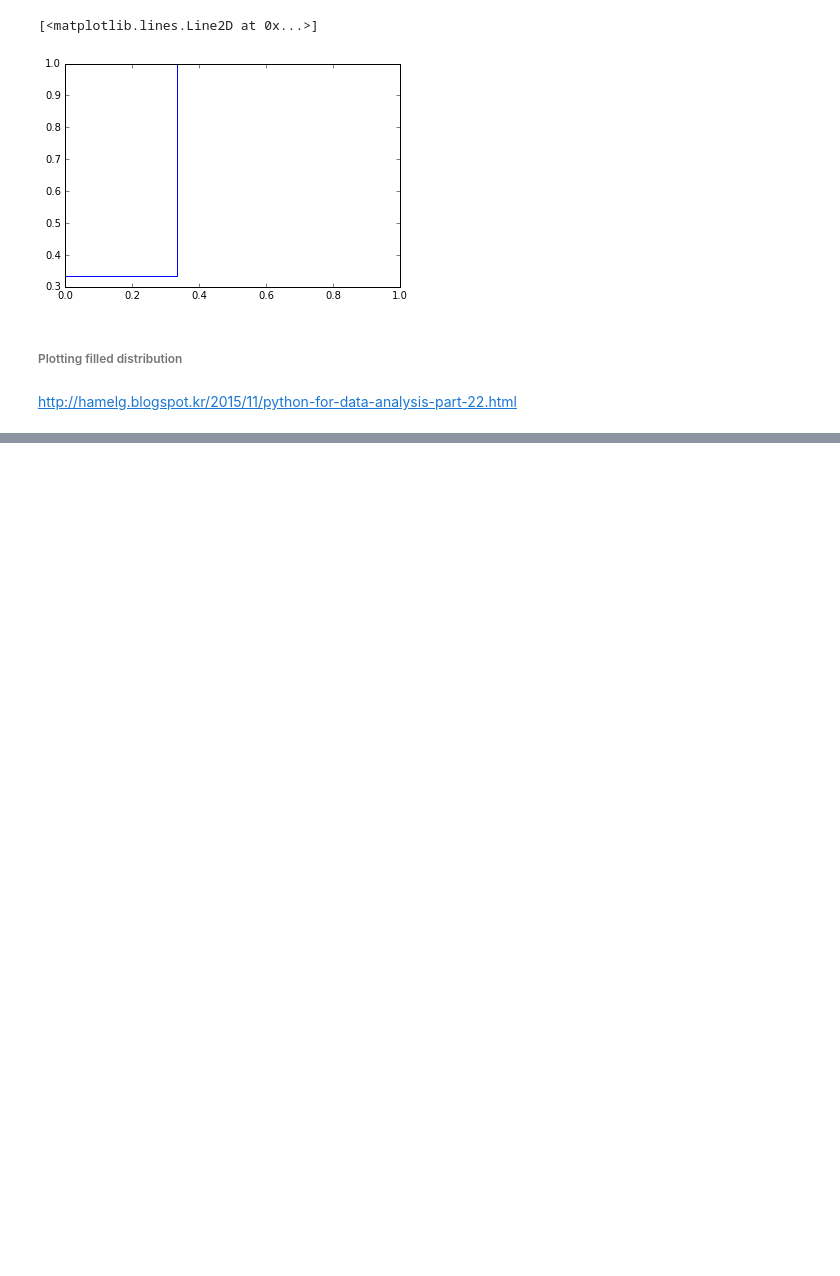
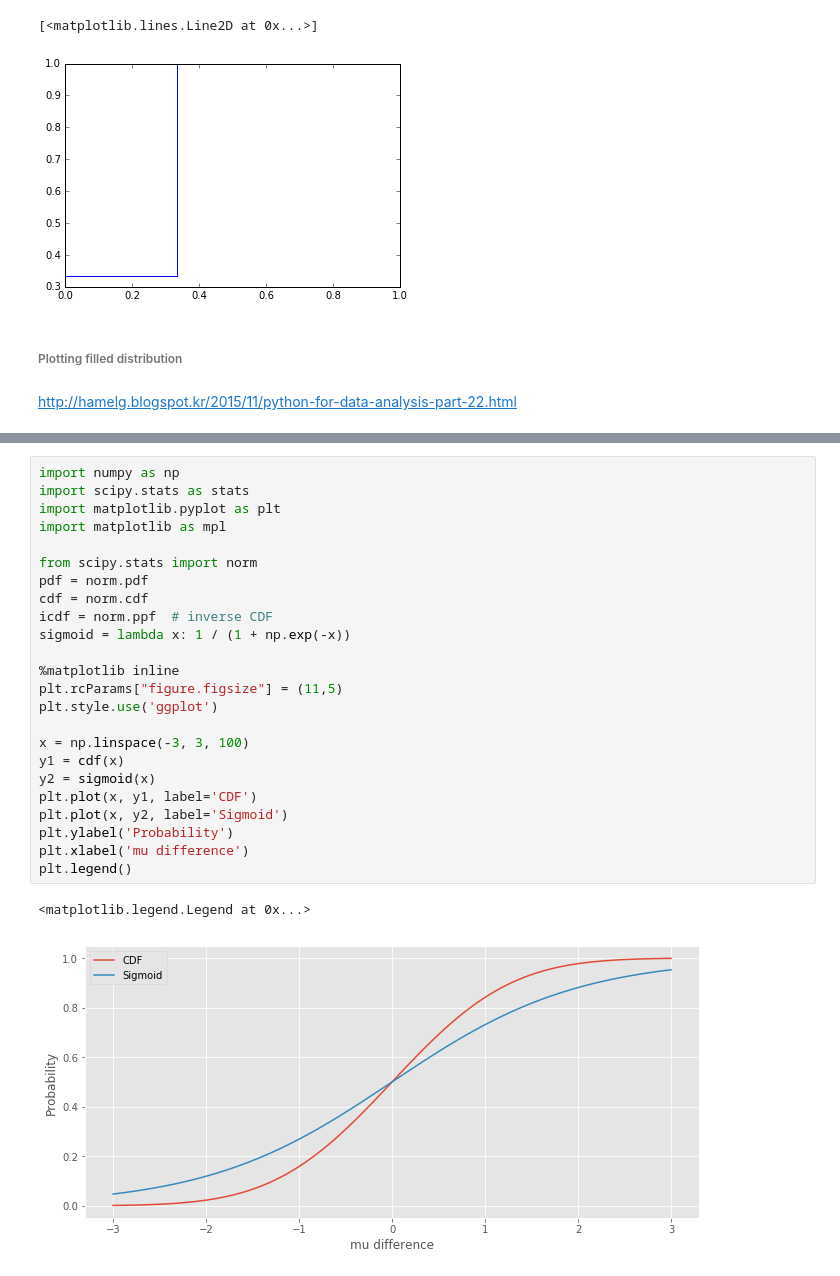
Before and after one commit to notyetend/pg, a Jupyter notebook: dev_python_data_eng/_Python_matplotlib styling.ipynb, the cells around one changed output, grey strips where cells are left out. Saved outputs shown, nothing was run; the diff lists cells and outputs as text; blank space fills up the shorter version.

```diff
--- a/dev_python_data_eng/_Python_matplotlib styling.ipynb
+++ b/dev_python_data_eng/_Python_matplotlib styling.ipynb
@@ -148,0 +151,27 @@ plt.show()
+# %%
+import numpy as np
+import scipy.stats as stats
+import matplotlib.pyplot as plt
+import matplotlib as mpl
+
+from scipy.stats import norm
+pdf = norm.pdf
+cdf = norm.cdf
+icdf = norm.ppf  # inverse CDF
+sigmoid = lambda x: 1 / (1 + np.exp(-x))
+
+%matplotlib inline
+plt.rcParams["figure.figsize"] = (11,5)
+plt.style.use('ggplot')
+
+x = np.linspace(-3, 3, 100)
+y1 = cdf(x)
+y2 = sigmoid(x)
+plt.plot(x, y1, label='CDF')
+plt.plot(x, y2, label='Sigmoid')
+plt.ylabel('Probability')
+plt.xlabel('mu difference')
+plt.legend()
+# %% [output]
+<matplotlib.legend.Legend at 0x...>
+[figure, added]
```
Also changed, not shown: parts of 1 cell of this notebook, 2 other files.
